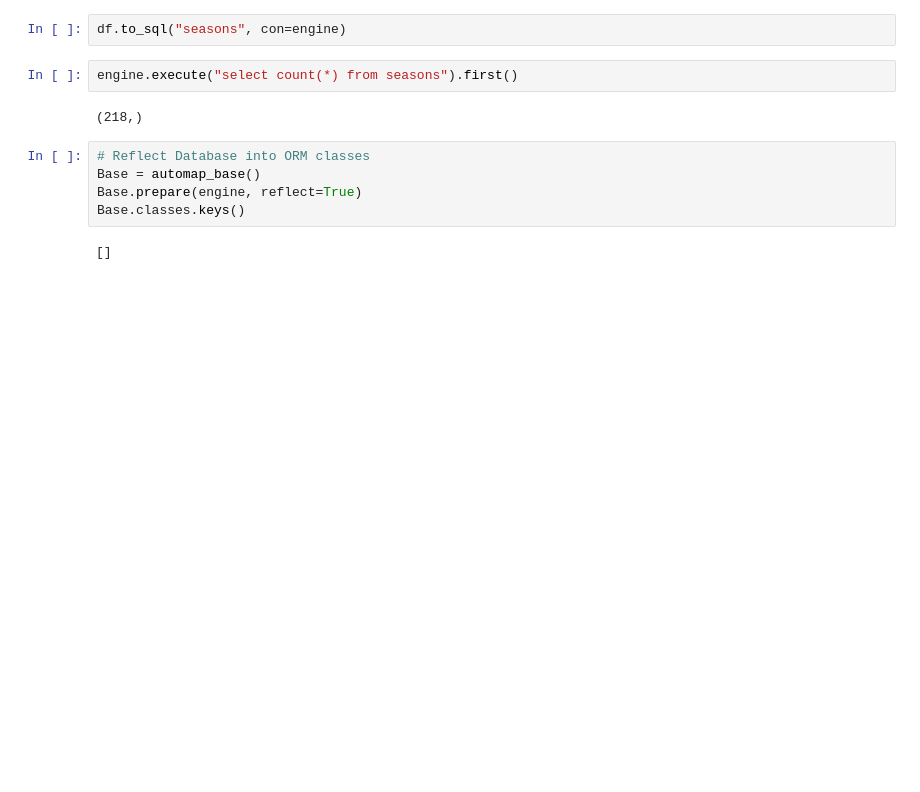
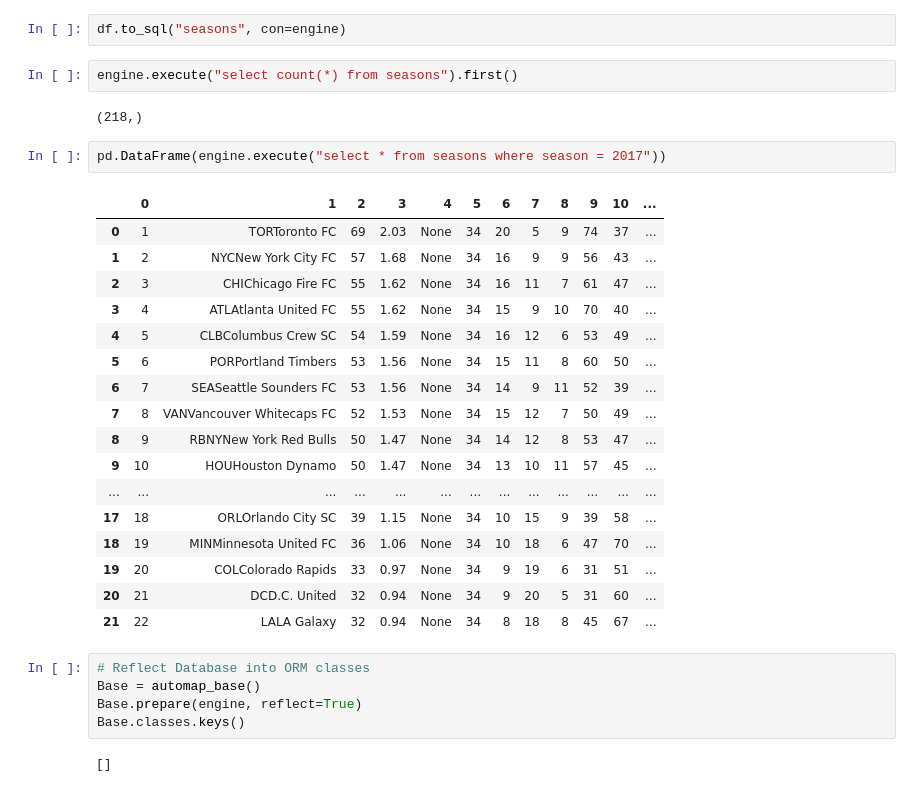
Before and after one commit to kyraha/UMN_PR02_ETL, a Jupyter notebook: ETL_KD/MLSstandingsKD.ipynb, the cells around one changed output. Saved outputs shown, nothing was run; the diff lists cells and outputs as text; blank space fills up the shorter version.

```diff
--- a/ETL_KD/MLSstandingsKD.ipynb
+++ b/ETL_KD/MLSstandingsKD.ipynb
@@ -143,6 +144,26 @@ df.to_sql("seasons", con=engine)
 engine.execute("select count(*) from seasons").first()
 # %% [output]
 (218,)
+# %%
+pd.DataFrame(engine.execute("select * from seasons where season = 2017"))
+# %% [output]
+|  | 0 | 1 | 2 | 3 | 4 | 5 | 6 | 7 | 8 | 9 | 10 | ... |
+| 0 | 1 | TORToronto FC | 69 | 2.03 | None | 34 | 20 | 5 | 9 | 74 | 37 | ... |
+| 1 | 2 | NYCNew York City FC | 57 | 1.68 | None | 34 | 16 | 9 | 9 | 56 | 43 | ... |
+| 2 | 3 | CHIChicago Fire FC | 55 | 1.62 | None | 34 | 16 | 11 | 7 | 61 | 47 | ... |
+| 3 | 4 | ATLAtlanta United FC | 55 | 1.62 | None | 34 | 15 | 9 | 10 | 70 | 40 | ... |
+| 4 | 5 | CLBColumbus Crew SC | 54 | 1.59 | None | 34 | 16 | 12 | 6 | 53 | 49 | ... |
+| 5 | 6 | PORPortland Timbers | 53 | 1.56 | None | 34 | 15 | 11 | 8 | 60 | 50 | ... |
+| 6 | 7 | SEASeattle Sounders FC | 53 | 1.56 | None | 34 | 14 | 9 | 11 | 52 | 39 | ... |
+| 7 | 8 | VANVancouver Whitecaps FC | 52 | 1.53 | None | 34 | 15 | 12 | 7 | 50 | 49 | ... |
+| 8 | 9 | RBNYNew York Red Bulls | 50 | 1.47 | None | 34 | 14 | 12 | 8 | 53 | 47 | ... |
+| 9 | 10 | HOUHouston Dynamo | 50 | 1.47 | None | 34 | 13 | 10 | 11 | 57 | 45 | ... |
+| ... | ... | ... | ... | ... | ... | ... | ... | ... | ... | ... | ... | ... |
+| 17 | 18 | ORLOrlando City SC | 39 | 1.15 | None | 34 | 10 | 15 | 9 | 39 | 58 | ... |
+| 18 | 19 | MINMinnesota United FC | 36 | 1.06 | None | 34 | 10 | 18 | 6 | 47 | 70 | ... |
+| 19 | 20 | COLColorado Rapids | 33 | 0.97 | None | 34 | 9 | 19 | 6 | 31 | 51 | ... |
+| 20 | 21 | DCD.C. United | 32 | 0.94 | None | 34 | 9 | 20 | 5 | 31 | 60 | ... |
+| 21 | 22 | LALA Galaxy | 32 | 0.94 | None | 34 | 8 | 18 | 8 | 45 | 67 | ... |
 # %%
 # Reflect Database into ORM classes
 Base = automap_base()
```
Also changed, not shown: parts of 4 cells of this notebook, 2 other files.
